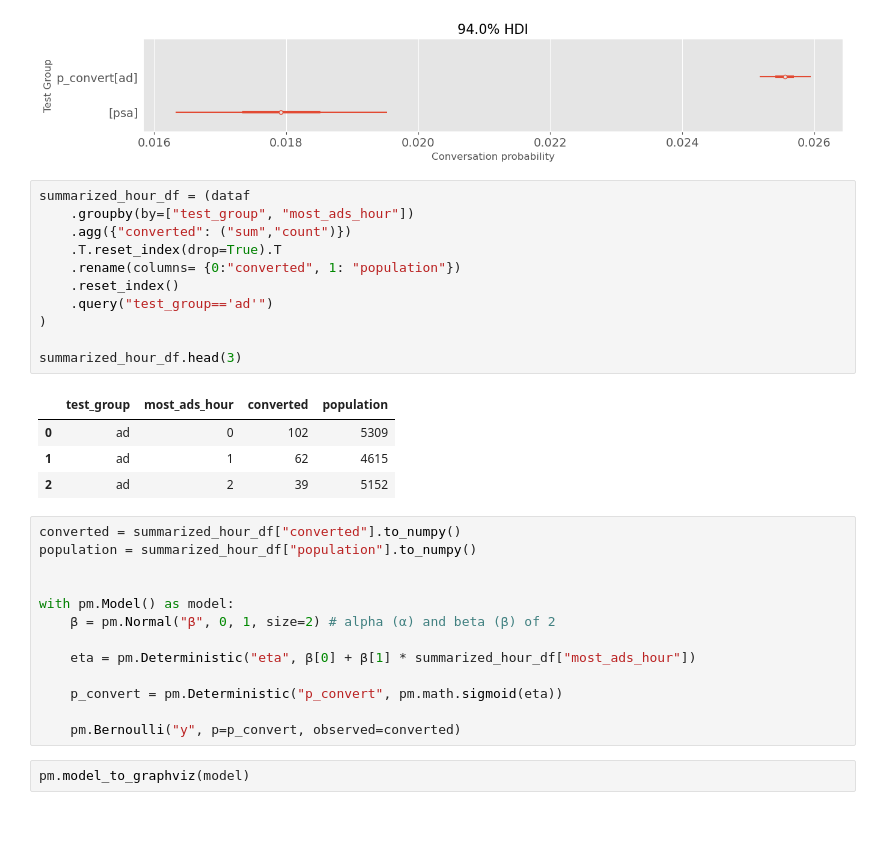
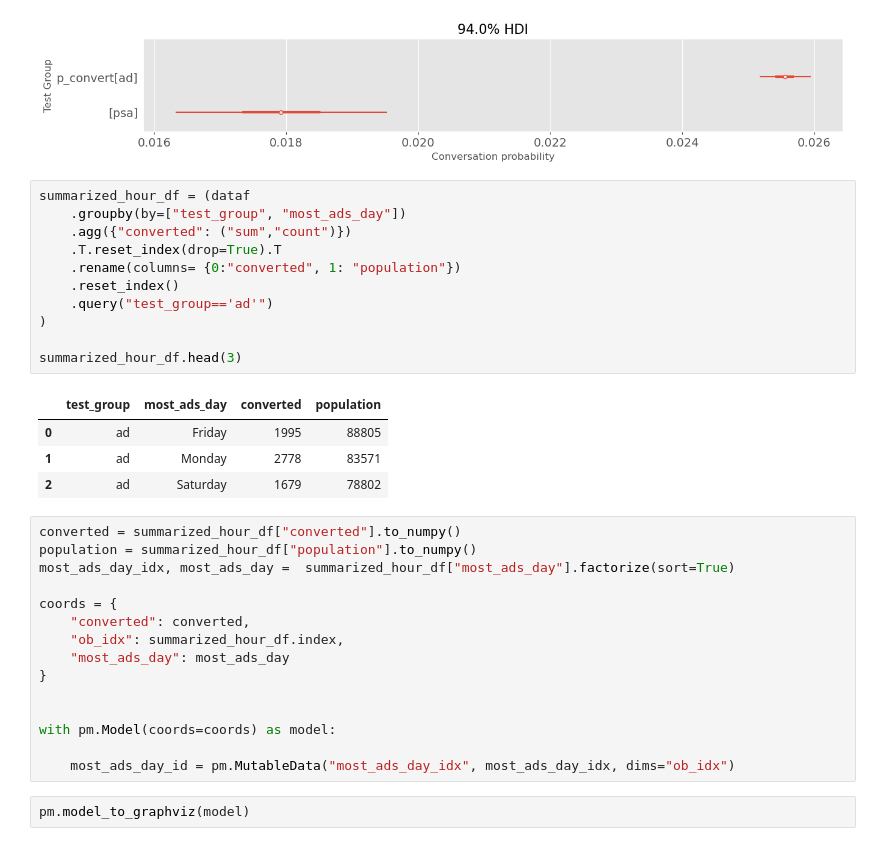
Before and after one commit to Proteusiq/hadithi, a Jupyter notebook: dev.io/notebooks/a|b.ipynb, the cells around one changed output. Cells and saved outputs as stored; diff of their text form.

```diff
--- a/dev.io/notebooks/a|b.ipynb
+++ b/dev.io/notebooks/a|b.ipynb
@@ -248,33 +248,35 @@ ax.set(
 [figure]
 # %%
 summarized_hour_df = (dataf
-    .groupby(by=["test_group", "most_ads_hour"])
+    .groupby(by=["test_group", "most_ads_day"])
     .agg({"converted": ("sum","count")})
     .T.reset_index(drop=True).T
     .rename(columns= {0:"converted", 1: "population"})
     .reset_index()
     .query("test_group=='ad'")
 )
 
 summarized_hour_df.head(3)
 # %% [output]
-|  | test_group | most_ads_hour | converted | population |
-| 0 | ad | 0 | 102 | 5309 |
-| 1 | ad | 1 | 62 | 4615 |
-| 2 | ad | 2 | 39 | 5152 |
+|  | test_group | most_ads_day | converted | population |
+| 0 | ad | Friday | 1995 | 88805 |
+| 1 | ad | Monday | 2778 | 83571 |
+| 2 | ad | Saturday | 1679 | 78802 |
 # %%
 converted = summarized_hour_df["converted"].to_numpy()
 population = summarized_hour_df["population"].to_numpy()
+most_ads_day_idx, most_ads_day =  summarized_hour_df["most_ads_day"].factorize(sort=True)
+
+coords = {
+    "converted": converted,
+    "ob_idx": summarized_hour_df.index,
+    "most_ads_day": most_ads_day
+}
 
 
-with pm.Model() as model:
-    β = pm.Normal("β", 0, 1, size=2) # alpha (α) and beta (β) of 2
+with pm.Model(coords=coords) as model:
 
-    eta = pm.Deterministic("eta", β[0] + β[1] * summarized_hour_df["most_ads_hour"])
-
-    p_convert = pm.Deterministic("p_convert", pm.math.sigmoid(eta))
-
-    pm.Bernoulli("y", p=p_convert, observed=converted)
+    most_ads_day_id = pm.MutableData("most_ads_day_idx", most_ads_day_idx, dims="ob_idx")
 # %%
 pm.model_to_graphviz(model)
 # %% [output]
```
Also changed, not shown: parts of 9 cells of this notebook.
